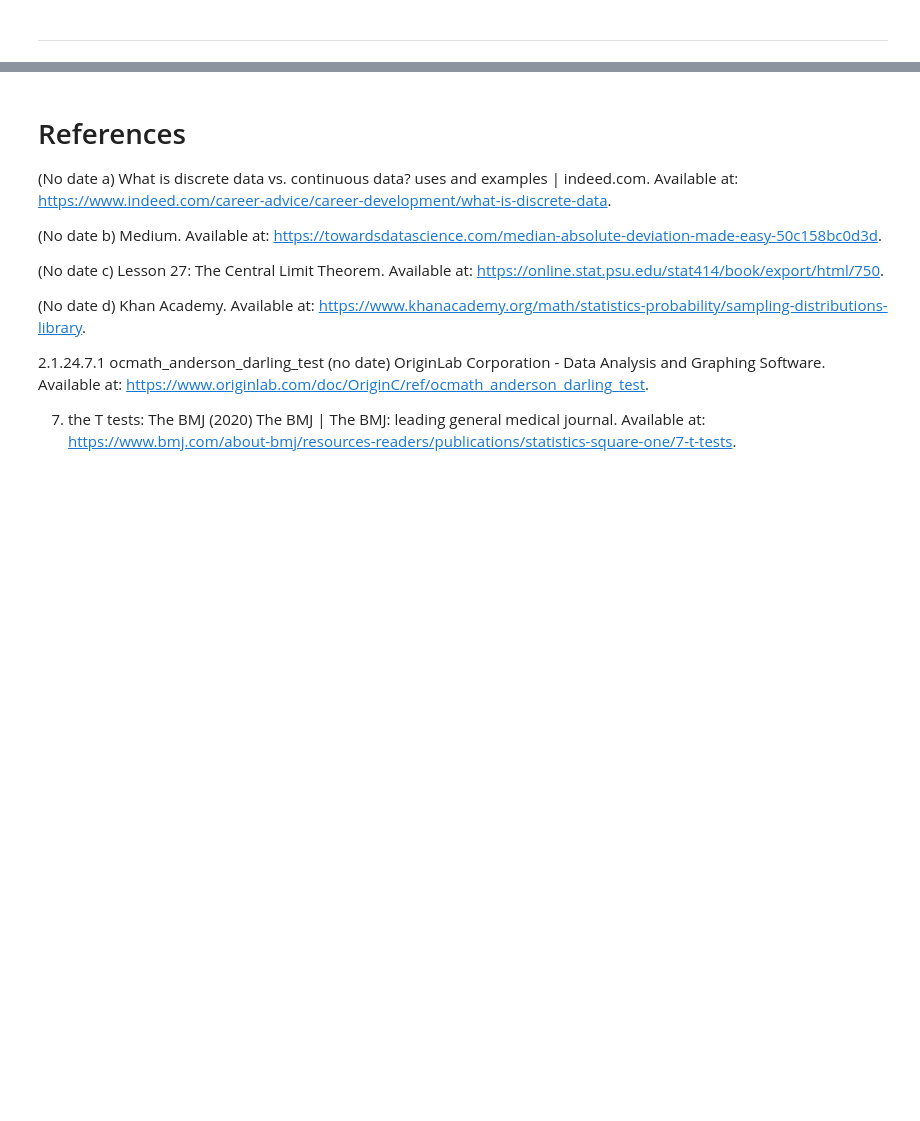
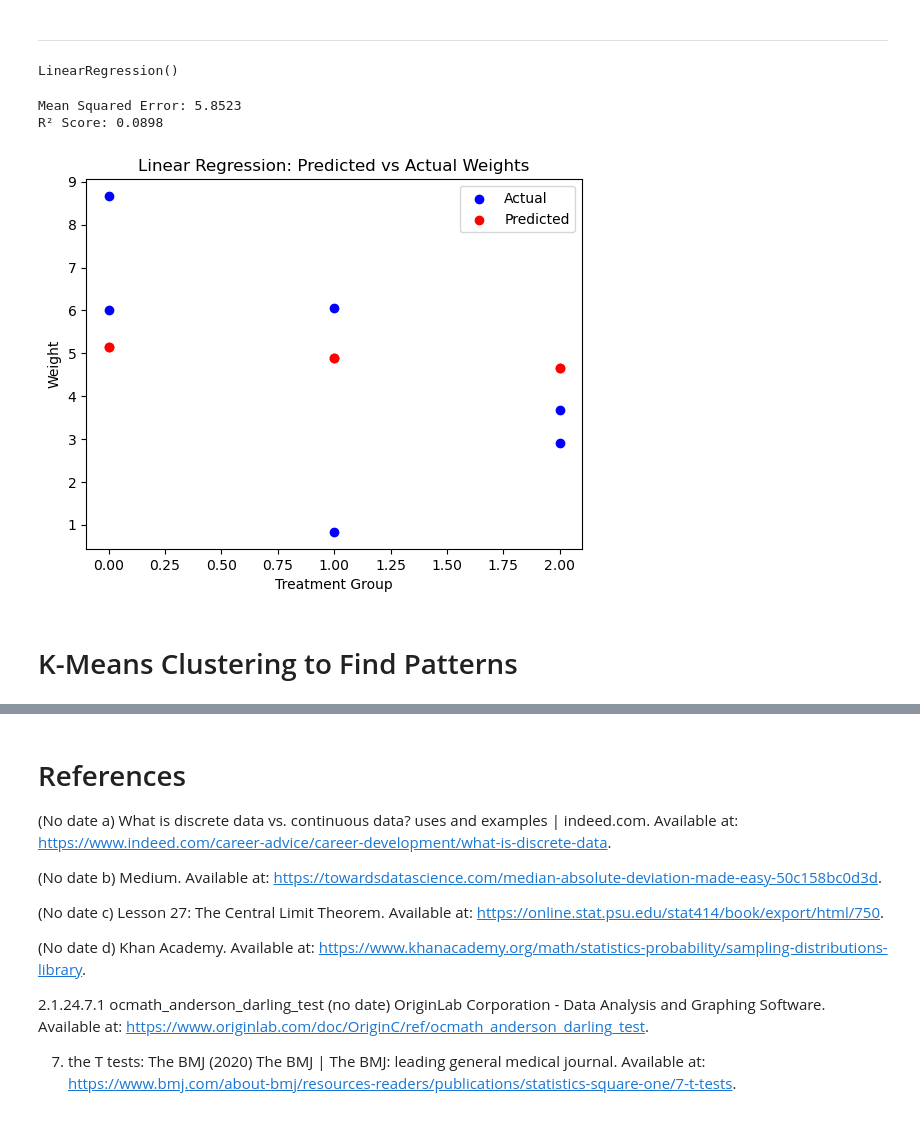
Before and after one commit to keithmmc/appliedstats, a Jupyter notebook: project.ipynb, the cells around one changed output, grey strips where cells are left out. Saved outputs shown, nothing was run; the diff lists cells and outputs as text; code cells hidden in the pictures; blank space fills up the shorter version.

```diff
--- a/project.ipynb
+++ b/project.ipynb
@@ -744,0 +757,31 @@ Another point to note here is Running multiple t-tests is not only computational
+# %%
+X = df[['Treatment_Code']]
+y = df['Weight']
+# %%
+
+X_train, X_test, y_train, y_test = train_test_split(X, y, test_size=0.2, random_state=42)
+# %%
+model = LinearRegression()
+model.fit(X_train, y_train)
+# %% [output]
+LinearRegression()
+# %%
+y_pred = model.predict(X_test)
+# %%
+print(f"Mean Squared Error: {mean_squared_error(y_test, y_pred):.4f}")
+print(f"R² Score: {r2_score(y_test, y_pred):.4f}")
+# %% [output]
+Mean Squared Error: 5.8523
+R² Score: 0.0898
+# %%
+plt.scatter(X_test, y_test, color='blue', label="Actual")
+plt.scatter(X_test, y_pred, color='red', label="Predicted")
+plt.xlabel("Treatment Group")
+plt.ylabel("Weight")
+plt.title("Linear Regression: Predicted vs Actual Weights")
+plt.legend()
+plt.show()
+# %% [output]
+[figure, added]
+# %% [markdown]
+ # K-Means Clustering to Find Patterns
```
Also changed, not shown: parts of 9 cells of this notebook.
